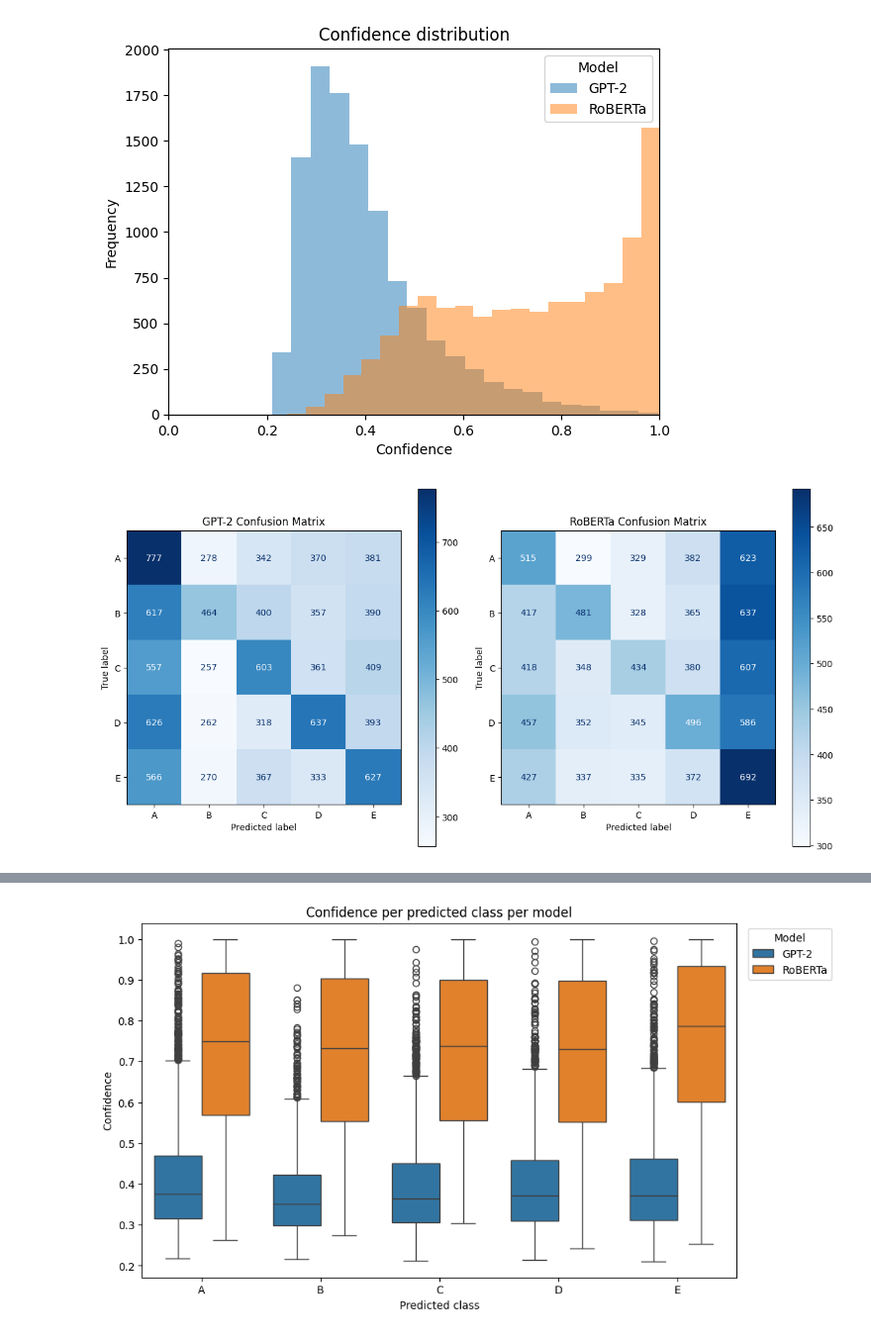
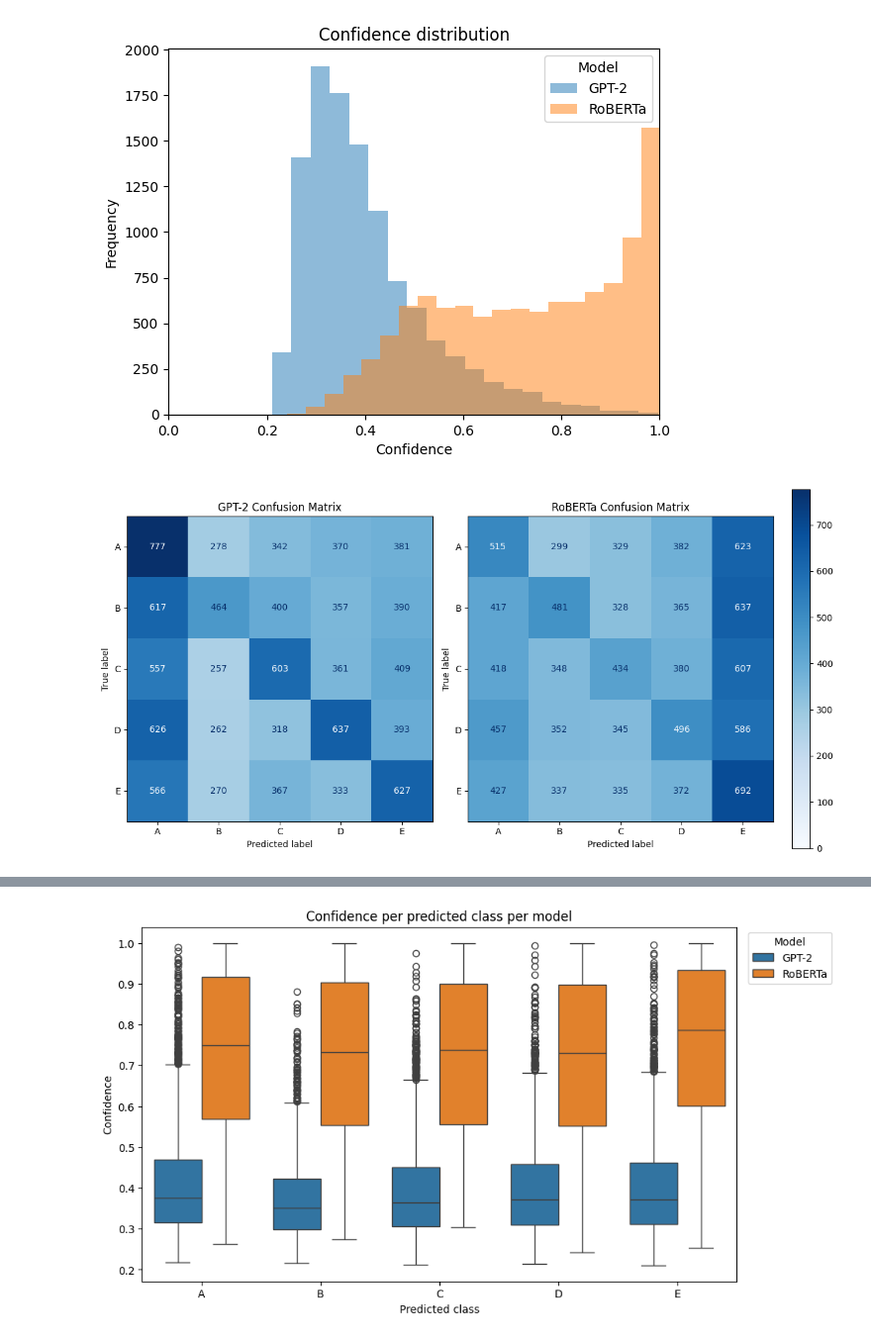
Before and after one commit to almvos/TALC, a Jupyter notebook: CompareModels.ipynb, the cells around one changed output, grey strips where cells are left out. Shown at 99% size. Drawn from its saved outputs; the diff is of its cells as text; code cells hidden in the pictures.

Commit message:
fix different scale with confusionmatrix

```diff
--- a/CompareModels.ipynb
+++ b/CompareModels.ipynb
@@ -125,22 +125,27 @@ plt.show()
 # %%
 labels = sorted(list(set(gpt2_results['answerKey']) | set(gpt2_results['predicted']) |
                      set(roberta_results['answerKey']) | set(roberta_results['predicted'])))
 
-fig, axes = plt.subplots(1, 2, figsize=(12,6))
+# Compute confusion matrices
+cm_gpt2 = confusion_matrix(gpt2_results['answerKey'], gpt2_results['predicted'], labels=labels)
+cm_roberta = confusion_matrix(roberta_results['answerKey'], roberta_results['predicted'], labels=labels)
+vmax = max(cm_gpt2.max(), cm_roberta.max())
+
+fig, axes = plt.subplots(1, 2, figsize=(12,6),gridspec_kw={'width_ratios':[4,5]})
 
 # GPT-2
-cm_gpt2 = confusion_matrix(gpt2_results['answerKey'], gpt2_results['predicted'], labels=labels)
 disp_gpt2 = ConfusionMatrixDisplay(confusion_matrix=cm_gpt2, display_labels=labels)
-disp_gpt2.plot(ax=axes[0], cmap='Blues', colorbar=True)
+disp_gpt2.plot(ax=axes[0], cmap='Blues', colorbar=False)
+disp_gpt2.im_.set_clim(0, vmax)
 axes[0].set_title("GPT-2 Confusion Matrix")
 
 # RoBERTa
-cm_roberta = confusion_matrix(roberta_results['answerKey'], roberta_results['predicted'], labels=labels)
 disp_roberta = ConfusionMatrixDisplay(confusion_matrix=cm_roberta, display_labels=labels)
 disp_roberta.plot(ax=axes[1], cmap='Blues', colorbar=True)
+disp_roberta.im_.set_clim(0, vmax)
 axes[1].set_title("RoBERTa Confusion Matrix")
 
 plt.tight_layout()
 plt.show()
 # %% [output]
-[figure, old version]
+[figure, new version]
```
Also changed, not shown: parts of 2 cells of this notebook, 2 other files.
